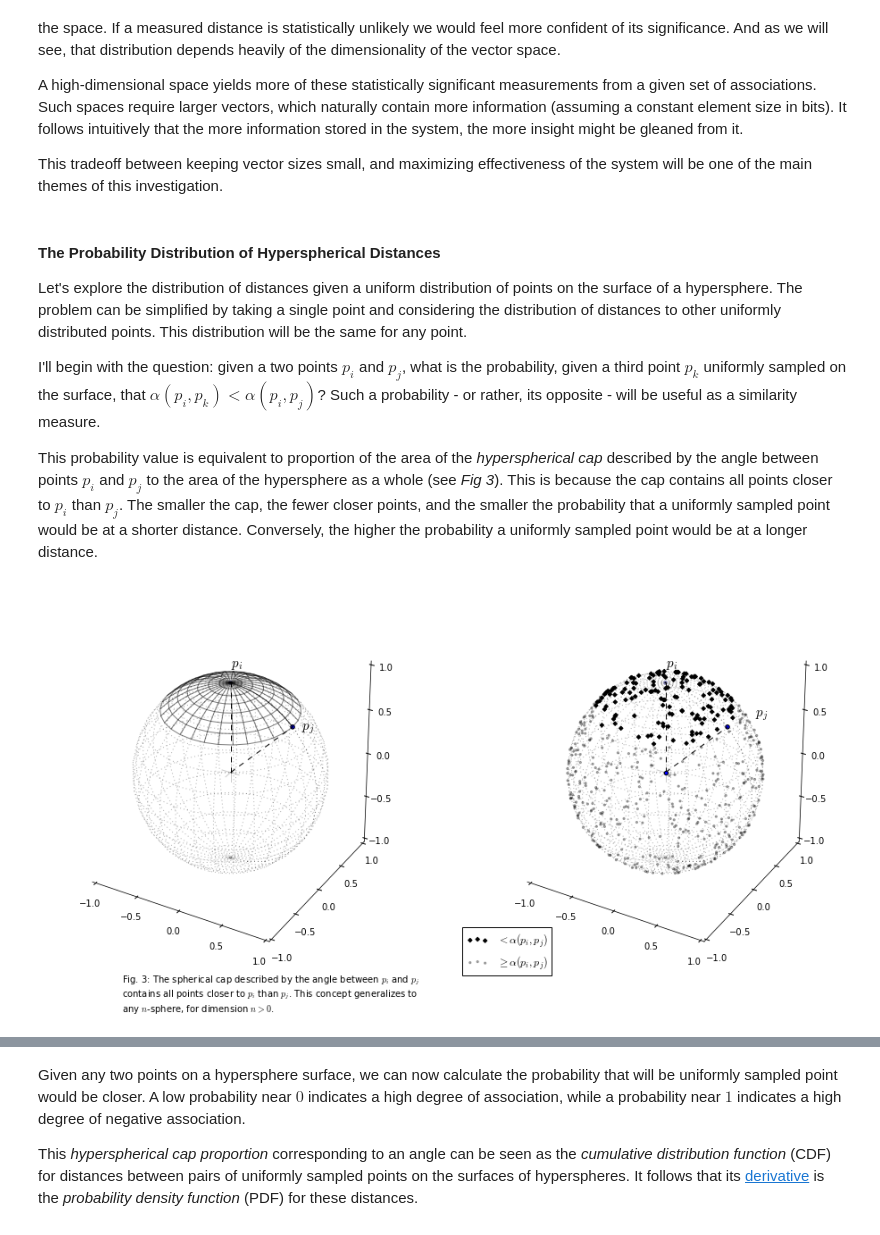
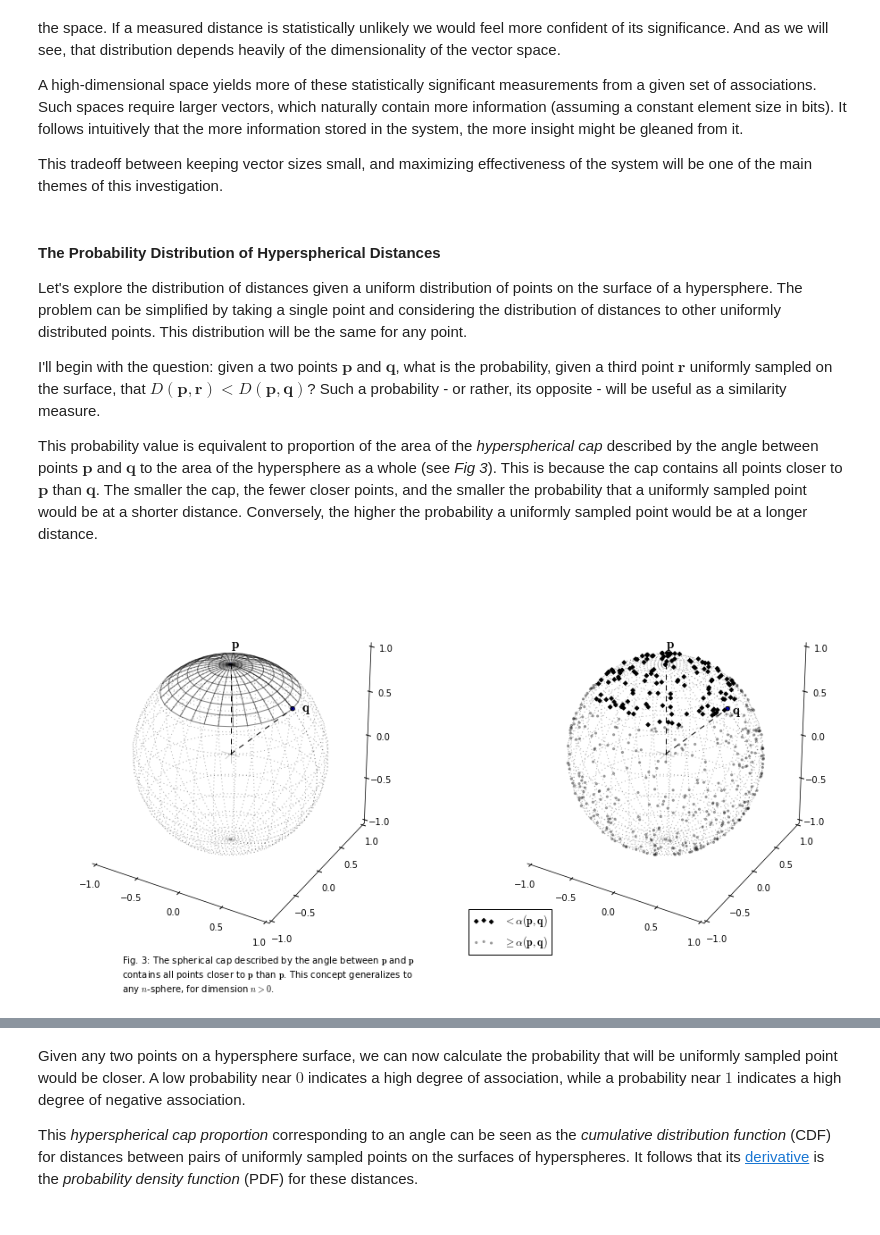
Before and after one commit to sagland/vecassoc, a Jupyter notebook: notebooks/Vector Association.ipynb, the cells around one changed output, grey strips where cells are left out. Saved outputs shown, nothing was run; the diff lists cells and outputs as text; code cells hidden in the pictures.

```diff
--- a/notebooks/Vector Association.ipynb
+++ b/notebooks/Vector Association.ipynb
@@ -146,9 +150,9 @@ This tradeoff between keeping vector sizes small, and maximizing effectiveness o
 
 Let's explore the distribution of distances given a uniform distribution of points on the surface of a hypersphere. The problem can be simplified by taking a single point and considering the distribution of distances to other uniformly distributed points. This distribution will be the same for any point.
 
-I'll begin with the question: given a two points $p_i$ and $p_j$, what is the probability, given a third point $p_k$ uniformly sampled on the surface, that $\alpha(p_i,p_k) < \alpha(p_i,p_j)$? Such a probability - or rather, its opposite - will be useful as a similarity measure.
+I'll begin with the question: given a two points $\mathbf{p}$ and $\mathbf{q}$, what is the probability, given a third point $\mathbf{r}$ uniformly sampled on the surface, that $D(\mathbf{p},\mathbf{r}) < D(\mathbf{p},\mathbf{q})$? Such a probability - or rather, its opposite - will be useful as a similarity measure.
 
-This probability value is equivalent to proportion of the area of the *hyperspherical cap* described by the angle between points $p_i$ and $p_j$ to the area of the hypersphere as a whole (see *Fig 3*). This is because the cap contains all points closer to $p_i$ than $p_j$. The smaller the cap, the fewer closer points, and the smaller the probability that a uniformly sampled point would be at a shorter distance. Conversely, the higher the probability a uniformly sampled point would be at a longer distance.
+This probability value is equivalent to proportion of the area of the *hyperspherical cap* described by the angle between points $\mathbf{p}$ and $\mathbf{q}$ to the area of the hypersphere as a whole (see *Fig 3*). This is because the cap contains all points closer to $\mathbf{p}$ than $\mathbf{q}$. The smaller the cap, the fewer closer points, and the smaller the probability that a uniformly sampled point would be at a shorter distance. Conversely, the higher the probability a uniformly sampled point would be at a longer distance.
 # %%
 def hs_sample(m, n):
     '''Returns m vectors uniformly sampled over the surface
@@ -163,42 +167,42 @@ drawsphere(ax1)
 u, v = np.linspace(0, 2 * np.pi, 32), np.linspace(0, np.pi/4, 8)
 ax1.plot_wireframe(np.outer(np.cos(u), np.sin(v)), np.outer(np.sin(u), np.sin(v)),
                    np.outer(np.ones(np.size(u)), np.cos(v)),
                    color='k', linestyle='-', alpha=0.5)
 ir2 = 2.0**-0.5
 ax1.scatter([0,ir2], [0,0], [1,ir2])
 ax1.plot([0,0], [0,0], [0,1], color='k', linestyle='--')
 ax1.plot([0,ir2], [0,0], [0,ir2], color='k', linestyle='--')
-ax1.text(0,0,1.175,"$p_i$", fontsize=15)
-ax1.text(ir2+.1,0,ir2,'$p_j$', fontsize=15)
+ax1.text(0,0,1.175,"$\\mathbf{p}$", fontsize=15)
+ax1.text(ir2+.1,0,ir2,'$\\mathbf{q}$', fontsize=15)
 
 ax2= fig.add_subplot(122, projection='3d')
 drawsphere(ax2)
 ps = hs_sample(1024, 3) # Sample some points
 # Cull points on the backface of the sphere
 t, p = np.radians(90 - ax2.elev), np.radians(ax2.azim)
 atcam = np.array([sin(t) * cos(p), sin(t) * sin(p), cos(t)])
 ps = ps[(ps * atcam).sum(1) > 0] # Dot product with vec pointing at camera
 # Seperate out points inside or outside the cap
 ips = ps[ps[:,2] > ir2]
 ops = ps[ps[:,2] <= ir2]
 ax2.scatter([0,ir2], [0,0], [1,ir2])
 ax2.plot([0,0], [0,0], [0,1], color='k', linestyle='--')
 ax2.plot([0,ir2], [0,0], [0,ir2], color='k', linestyle='--')
-ax2.text(0,0,1.175,"$p_i$", fontsize=15)
-ax2.text(ir2+.3,0,ir2+0.2,'$p_j$', fontsize=15)
+ax2.text(0,0,1.175,"$\\mathbf{p}$", fontsize=15)
+ax2.text(ir2+.05,0,ir2-0.05,'$\\mathbf{q}$', fontsize=15)
 ax2.scatter(ips[:,0], ips[:,1], ips[:,2],
-            c='k', s=10, alpha=1.0, marker='D', label='$< \\alpha(p_i,p_j)$')
+            c='k', s=10, alpha=1.0, marker='D', label='$< \\alpha(\\mathbf{p},\\mathbf{q})$')
 ax2.scatter(ops[:,0], ops[:,1], ops[:,2],
-            c='k', s=5, alpha=0.3, marker='o', label='$\\geq \\alpha(p_i,p_j)$')
+            c='k', s=5, alpha=0.3, marker='o', label='$\\geq \\alpha(\\mathbf{p},\\mathbf{q})$')
 ax2.scatter(x, y, z)
 plt.legend(bbox_to_anchor=(0.2, 0.1), borderaxespad=0.0)
-fig.text(0.2, 0.03, 'Fig. 3: The spherical cap described by the angle between $p_i$ and $p_j$\n'
-                   'contains all points closer to $p_i$ than $p_j$. This concept generalizes to\n'
+fig.text(0.2, 0.03, 'Fig. 3: The spherical cap described by the angle between $\\mathbf{p}$ and $\\mathbf{p}$\n'
+                   'contains all points closer to $\\mathbf{p}$ than $\\mathbf{p}$. This concept generalizes to\n'
                    'any $n$-sphere, for dimension $n > 0$.')
 
 plt.show()
 # %% [output]
-[figure, old version]
+[figure, new version]
 # %% [markdown]
 [Li (2011)](http://scialert.net/fulltext/?doi=ajms.2011.66.70&org=11) provides a concise formula for calculating the area of a hyperspherical cap with an angle $0 < \theta < \frac{\pi}{2}$.
 
```
Also changed, not shown: parts of 14 cells of this notebook.
